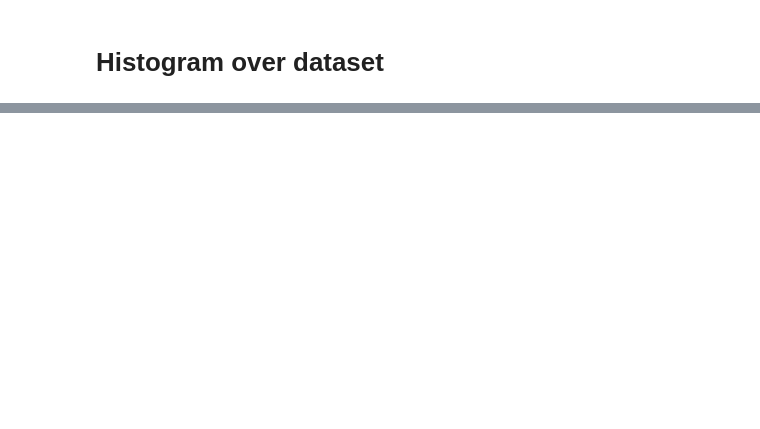
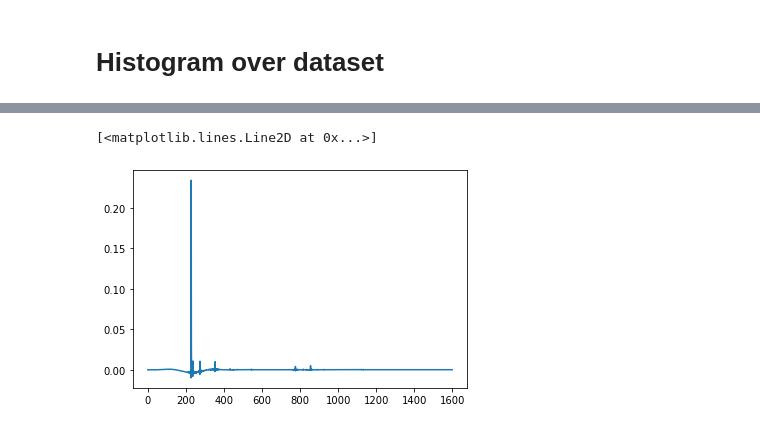
Before and after one commit to Etomer/timeshift_ML, a Jupyter notebook: slask/gcc_phat_verification.ipynb, the cells around one changed output, grey strips where cells are left out. Cells and saved outputs as stored; diff of their text form; code cells hidden in the pictures; blank space fills up the shorter version.

```diff
--- a/slask/gcc_phat_verification.ipynb
+++ b/slask/gcc_phat_verification.ipynb
@@ -161,0 +384,6 @@ tensor([ 112.9738,  -51.3510,   -5.0027,  ..., -206.9700,   25.8791,
+# %%
+X,y = next(iter(train_dl))
+plt.plot(X[0,0,:])
+# %% [output]
+[<matplotlib.lines.Line2D at 0x...>]
+[figure, added]
```
Also changed, not shown: parts of 13 cells of this notebook, 5 other files.
